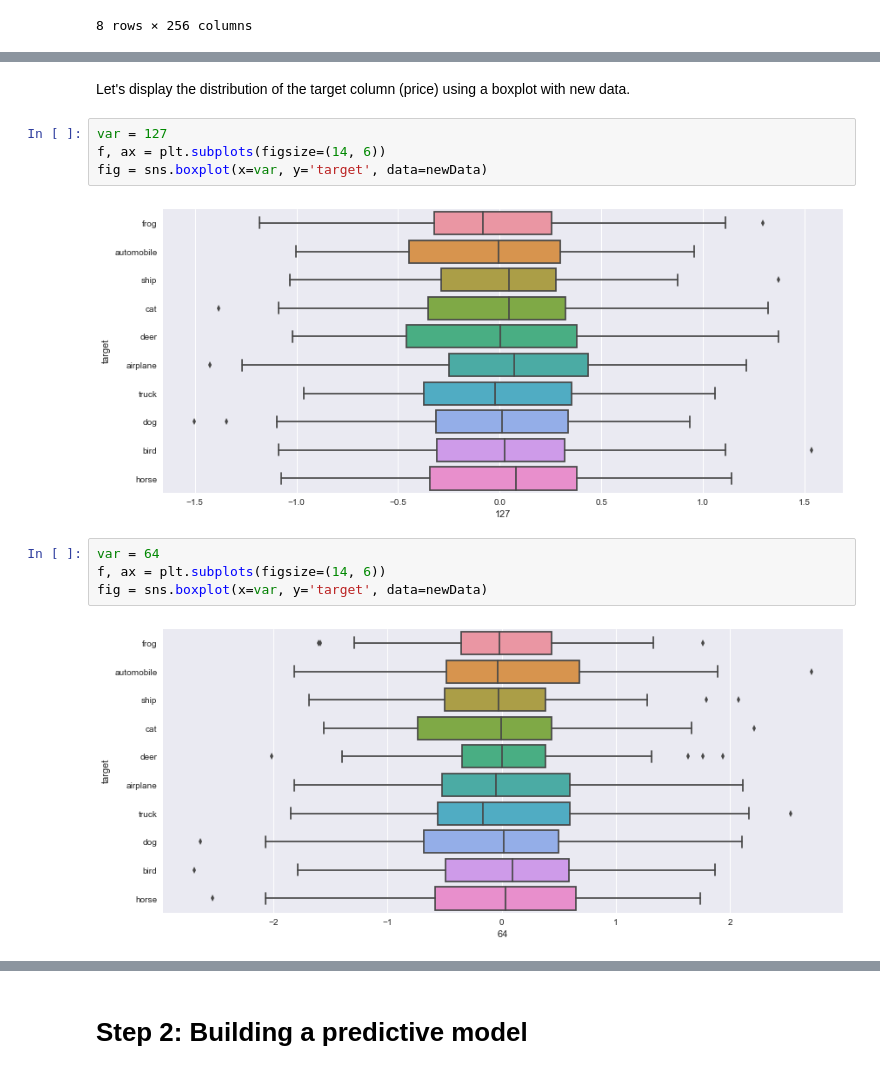
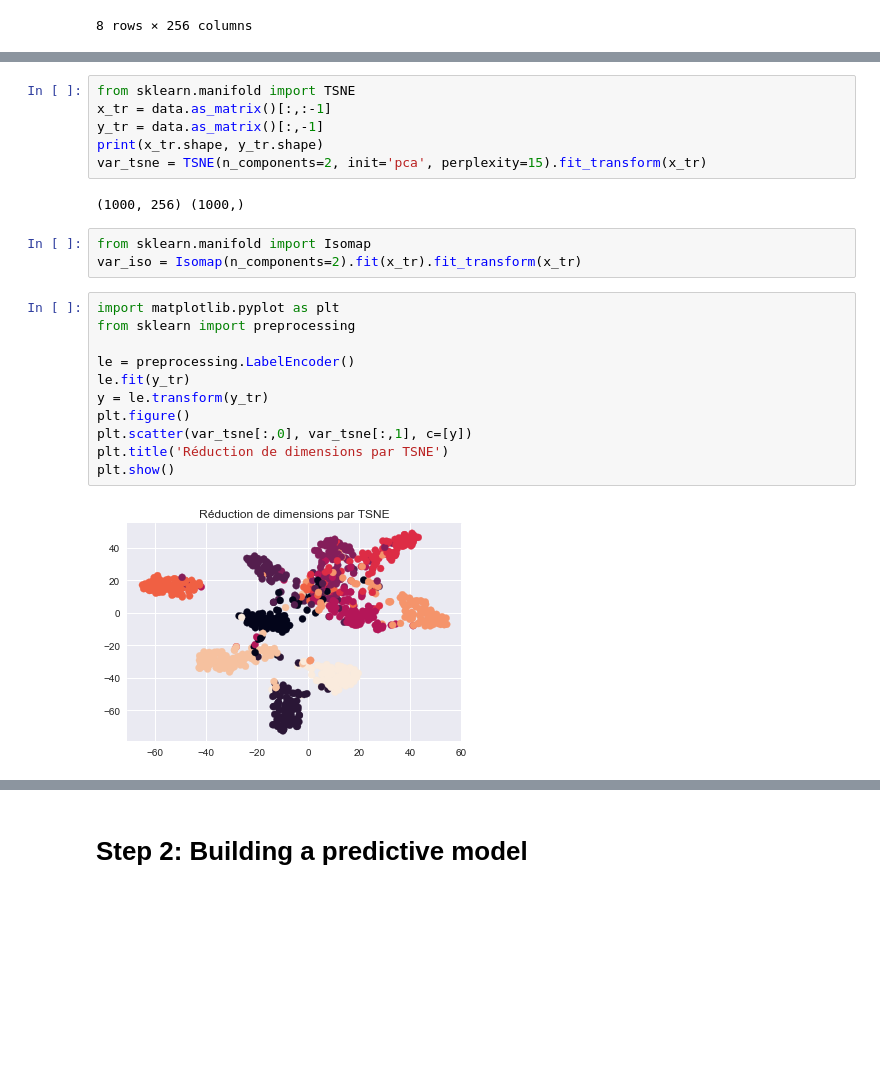
Before and after one commit to Shiro-LK/VISION_project, a Jupyter notebook: Starting_kit/README.ipynb, the cells around one changed output, grey strips where cells are left out. Drawn from its saved outputs; the diff is of its cells as text; blank space fills up the shorter version.

```diff
--- a/Starting_kit/README.ipynb
+++ b/Starting_kit/README.ipynb
@@ -129,14 +78,24 @@ newData.head()
-# %% [markdown]
-Let's display the distribution of the target column (price) using a boxplot with new data.
-# %%
-var = 127
-f, ax = plt.subplots(figsize=(14, 6))
-fig = sns.boxplot(x=var, y='target', data=newData)
-# %% [output]
-[figure, removed]
-# %%
-var = 64
-f, ax = plt.subplots(figsize=(14, 6))
-fig = sns.boxplot(x=var, y='target', data=newData)
-# %% [output]
-[figure, removed]
+# %%
+from sklearn.manifold import TSNE
+x_tr = data.as_matrix()[:,:-1]
+y_tr = data.as_matrix()[:,-1]
+print(x_tr.shape, y_tr.shape)
+var_tsne = TSNE(n_components=2, init='pca', perplexity=15).fit_transform(x_tr)
+# %% [output]
+(1000, 256) (1000,)
+# %%
+from sklearn.manifold import Isomap
+var_iso = Isomap(n_components=2).fit(x_tr).fit_transform(x_tr)
+# %%
+import matplotlib.pyplot as plt
+from sklearn import preprocessing
+
+le = preprocessing.LabelEncoder()
+le.fit(y_tr)
+y = le.transform(y_tr)
+plt.figure()
+plt.scatter(var_tsne[:,0], var_tsne[:,1], c=[y])
+plt.title('Réduction de dimensions par TSNE')
+plt.show()
+# %% [output]
+[figure, added]
```
Also changed, not shown: parts of 30 cells of this notebook, 1 other file.
